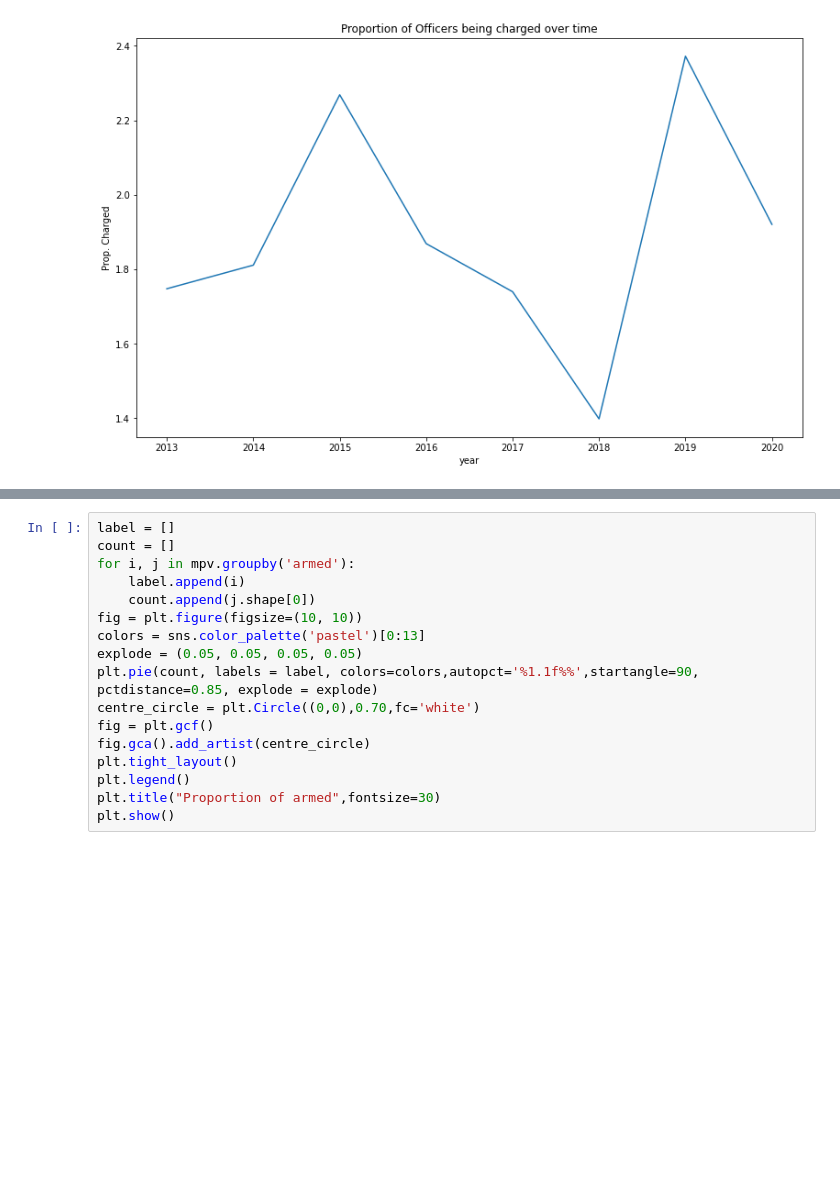
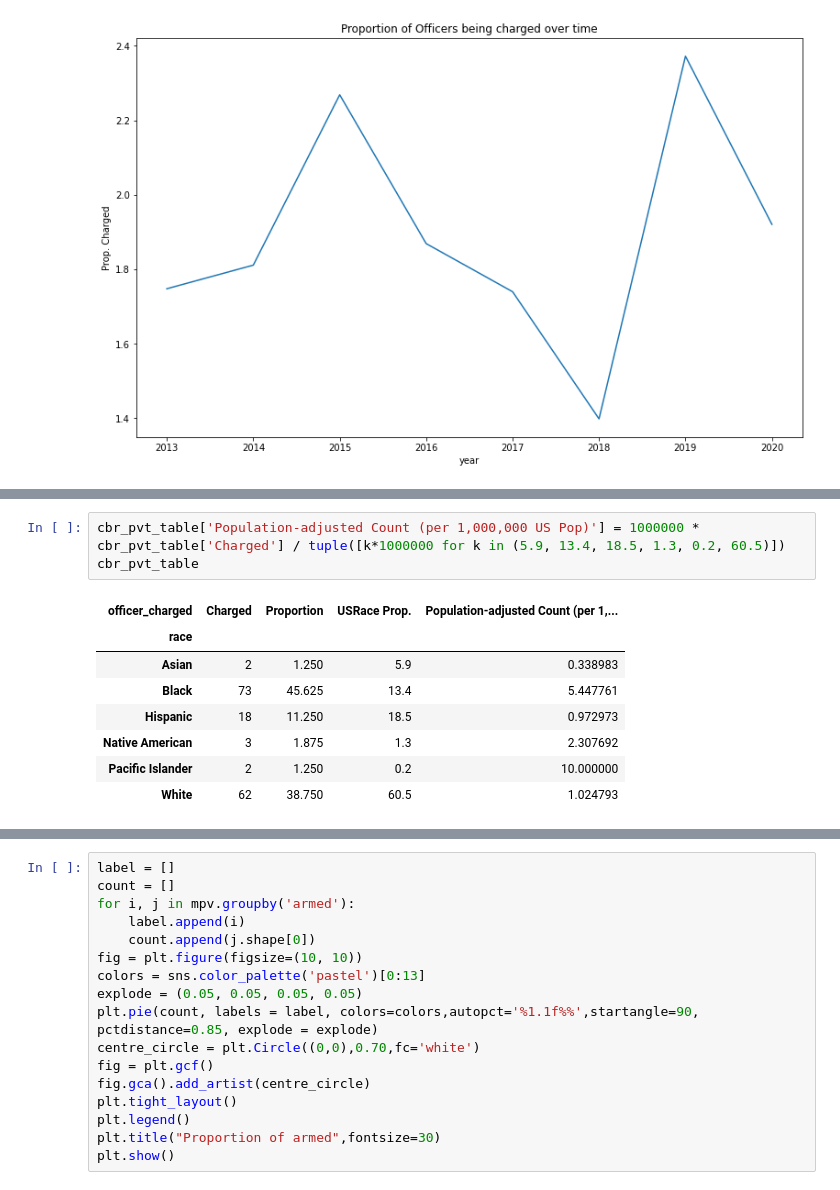
Before and after one commit to dowoma/DDS_BLM, a Jupyter notebook: DataCleaning-copy.ipynb, the cells around one changed output, grey strips where cells are left out. Drawn from its saved outputs; the diff is of its cells as text; blank space fills up the shorter version.

```diff
--- a/DataCleaning-copy.ipynb
+++ b/DataCleaning-copy.ipynb
@@ -479,0 +510,12 @@ prop_charged_vs_time = sns.lineplot(
+# %%
+cbr_pvt_table['Population-adjusted Count (per 1,000,000 US Pop)'] = 1000000 * cbr_pvt_table['Charged'] / tuple([k*1000000 for k in (5.9, 13.4, 18.5, 1.3, 0.2, 60.5)])
+cbr_pvt_table
+# %% [output]
+| officer_charged | Charged | Proportion | USRace Prop. | Population-adjusted Count (per 1,... |
+| race |  |  |  |  |
+| Asian | 2 | 1.250 | 5.9 | 0.338983 |
+| Black | 73 | 45.625 | 13.4 | 5.447761 |
+| Hispanic | 18 | 11.250 | 18.5 | 0.972973 |
+| Native American | 3 | 1.875 | 1.3 | 2.307692 |
+| Pacific Islander | 2 | 1.250 | 0.2 | 10.000000 |
+| White | 62 | 38.750 | 60.5 | 1.024793 |
```
Also changed, not shown: parts of 7 cells of this notebook.
